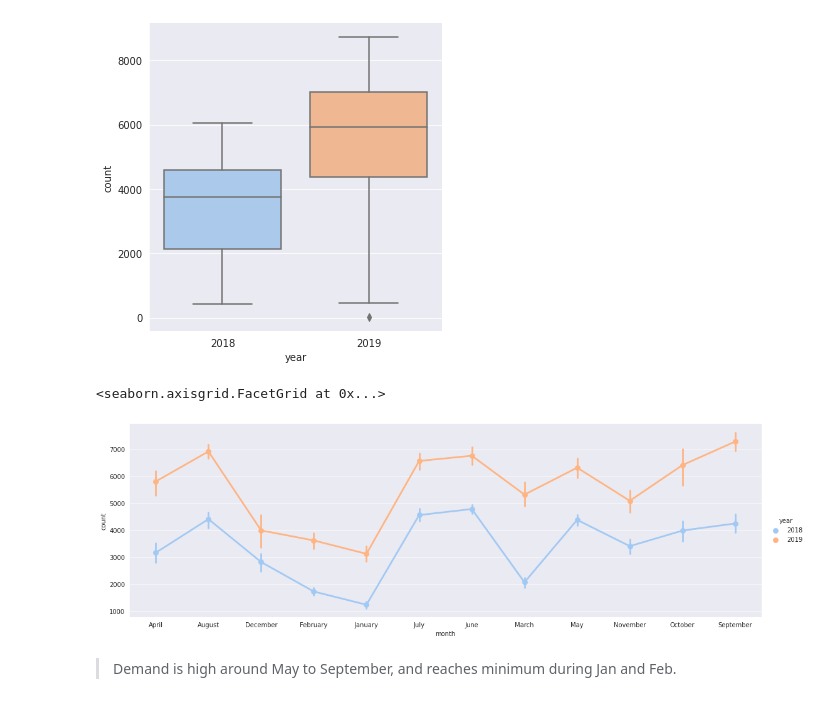
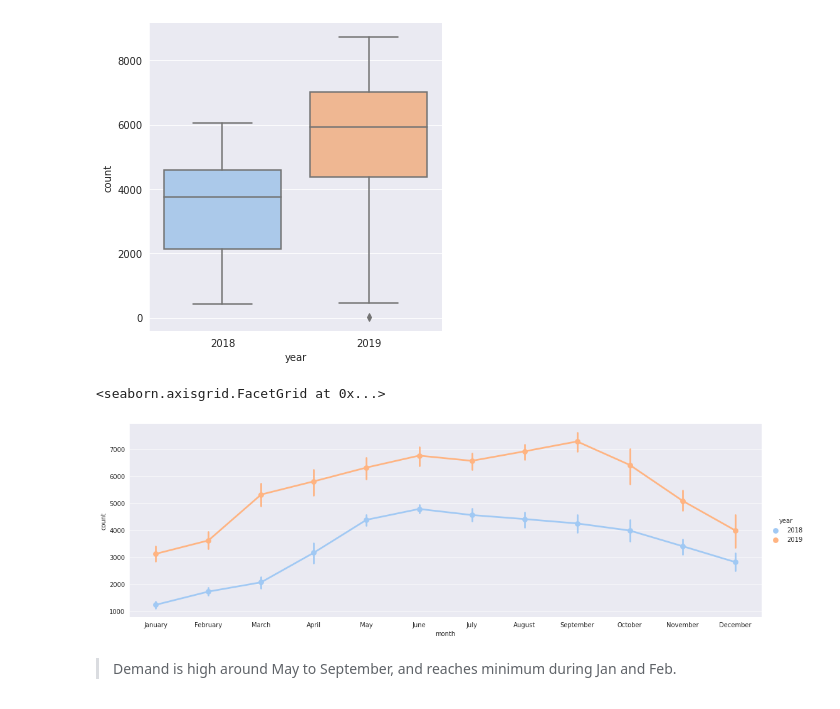
Before and after one commit to hitesh-pathak/DS_assessment, a Jupyter notebook: Bike_demand_EDA.ipynb, the cells around one changed output. Saved outputs shown, nothing was run; the diff lists cells and outputs as text; code cells hidden in the pictures.

```diff
--- a/Bike_demand_EDA.ipynb
+++ b/Bike_demand_EDA.ipynb
@@ -58,10 +58,16 @@ sns.catplot(x='year', y='count', data=df, kind='box')
 <seaborn.axisgrid.FacetGrid at 0x...>
 [figure]
 # %%
-sns.catplot(data=df, x='month', y='count', kind='point', aspect=3, hue='year')
+months = ['January', 'February', 'March', 'April', 'May',
+                          'June', 'July', 'August', 'September', 'October',
+                          'November', 'December']
+
+sns.catplot(data=df, x='month', y='count', kind='point', aspect=3, hue='year',
+order=months
+)
 # %% [output]
 <seaborn.axisgrid.FacetGrid at 0x...>
-[figure, old version]
+[figure, new version]
 # %% [markdown]
 > Demand is high around May to September, and reaches minimum during Jan and Feb.
 # %%
```
